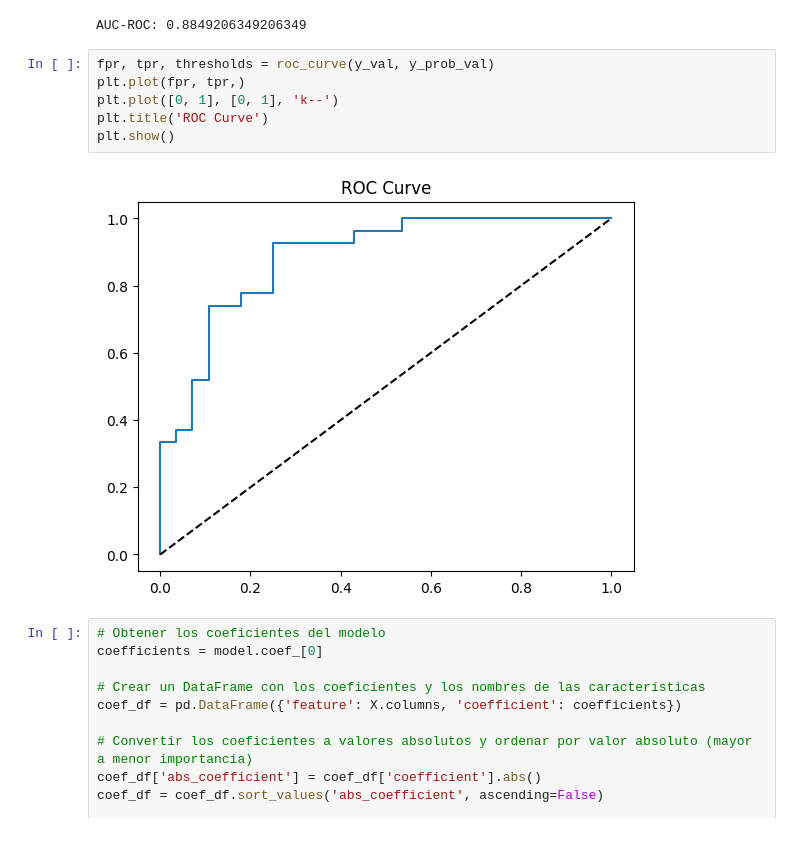
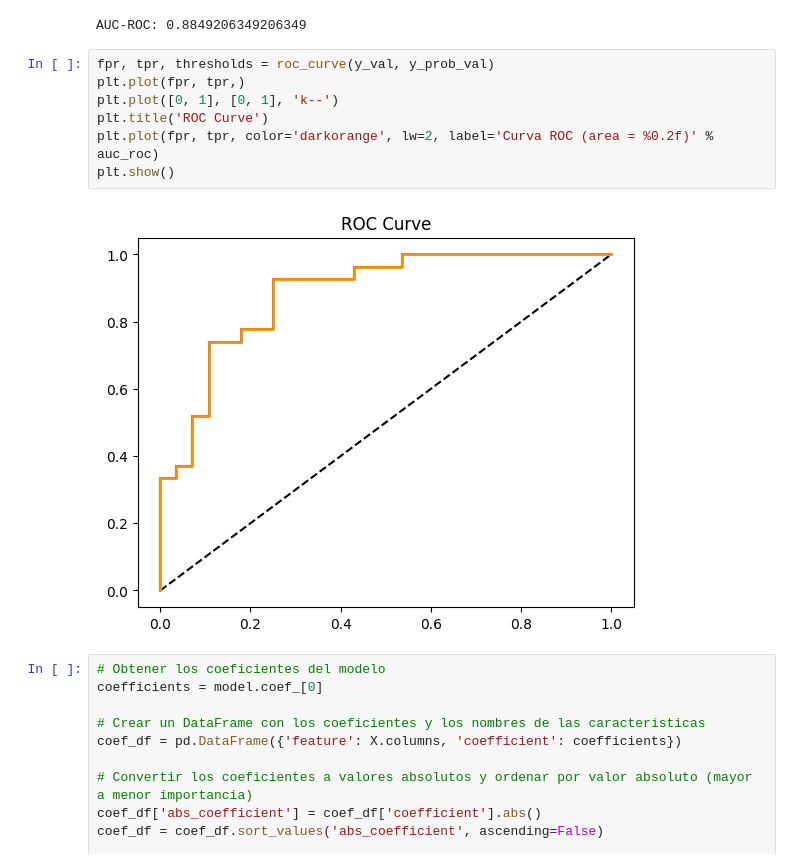
Before and after one commit to BertoloniLucas/SimaAI, a Jupyter notebook: models/M2-Regresion Logistica.ipynb, the cells around one changed output. Saved outputs shown, nothing was run; the diff lists cells and outputs as text.

Commit message:
Correcciones en el modelo random forest e implementacion de la curva ROC con su score

```diff
--- a/models/M2-Regresion Logistica.ipynb
+++ b/models/M2-Regresion Logistica.ipynb
@@ -136,11 +136,12 @@ AUC-ROC: 0.8849206349206349
 # %%
 fpr, tpr, thresholds = roc_curve(y_val, y_prob_val)
 plt.plot(fpr, tpr,)
 plt.plot([0, 1], [0, 1], 'k--')
 plt.title('ROC Curve')
+plt.plot(fpr, tpr, color='darkorange', lw=2, label='Curva ROC (area = %0.2f)' % auc_roc)
 plt.show()
 # %% [output]
-[figure, old version]
+[figure, new version]
 # %%
 # Obtener los coeficientes del modelo
 coefficients = model.coef_[0]
```
Also changed, not shown: 1 other file.
